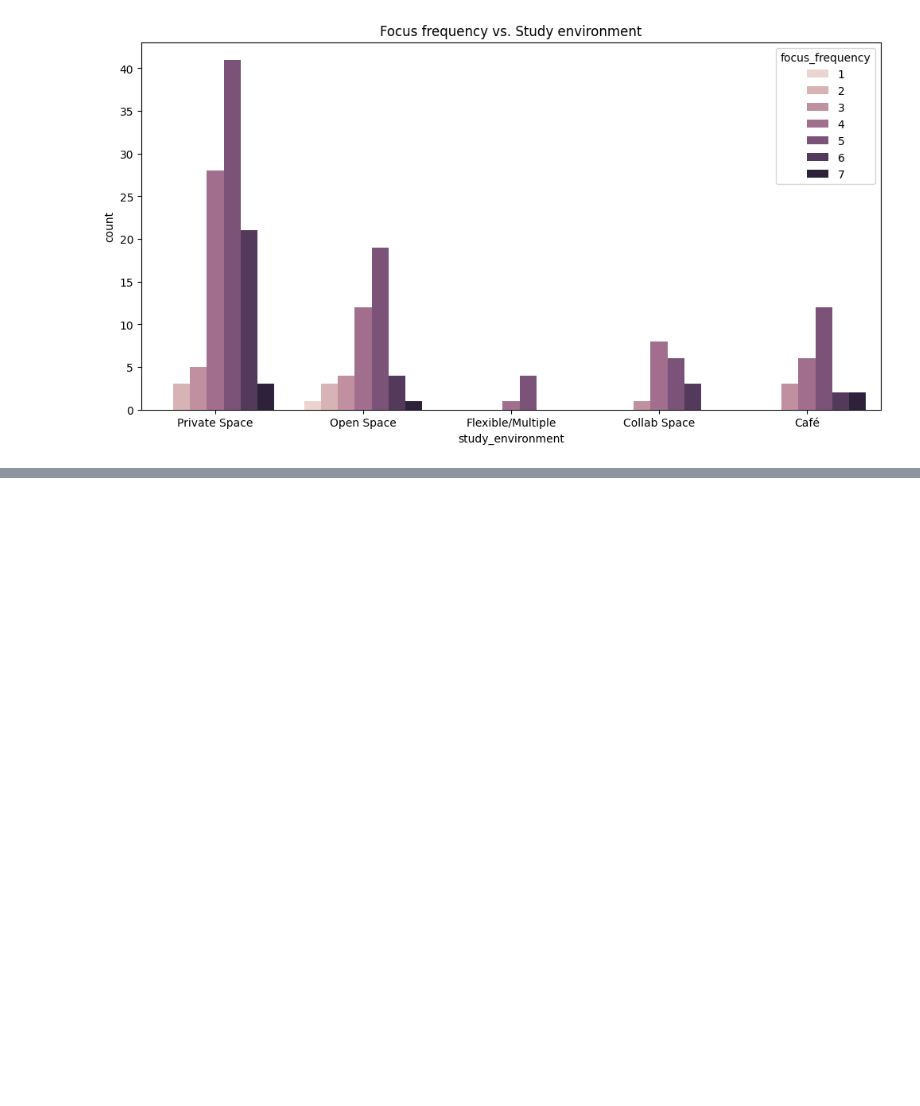
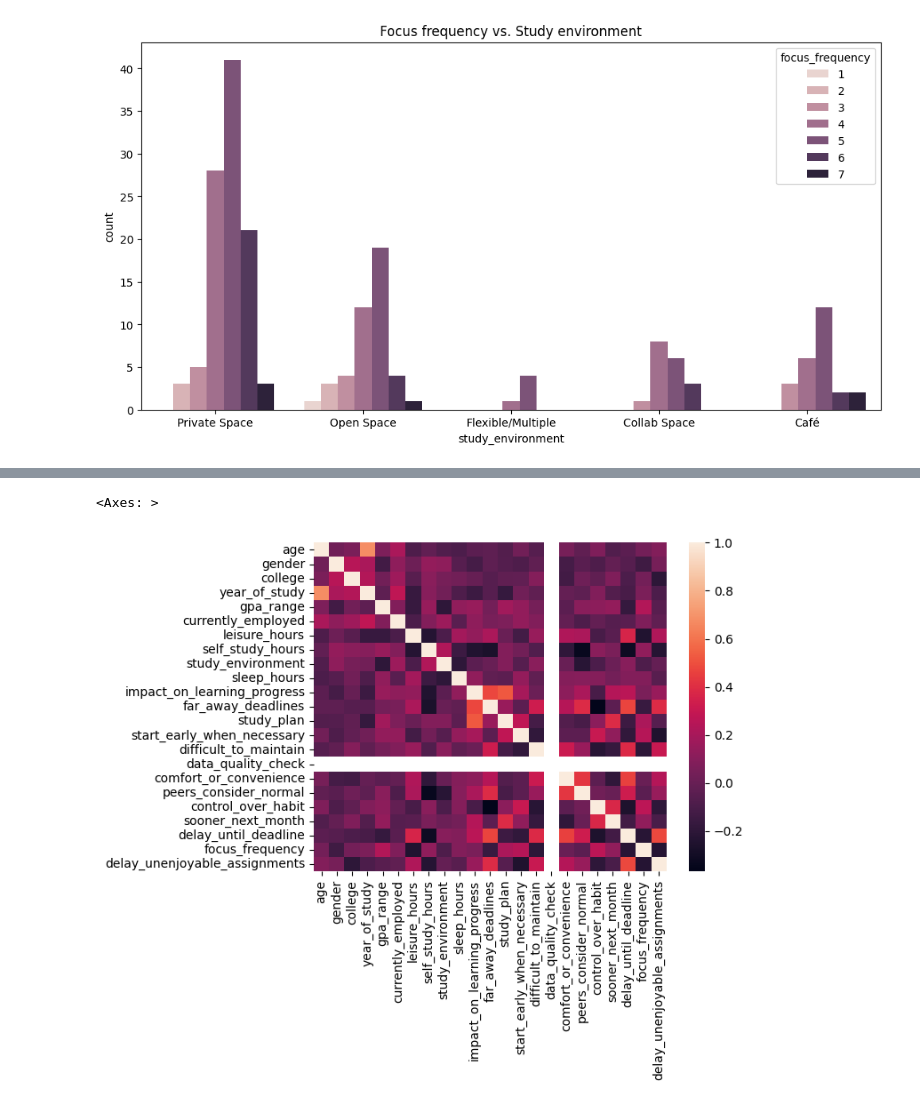
Before and after one commit to longlinh123456/final_project, a Jupyter notebook: source/visualize.ipynb, the cells around one changed output, grey strips where cells are left out. Cells and saved outputs as stored; diff of their text form; code cells hidden in the pictures; blank space fills up the shorter version.

Commit message:
Add correlation heatmap

```diff
--- a/source/visualize.ipynb
+++ b/source/visualize.ipynb
@@ -86,0 +97,14 @@ plt.show()
+# %%
+linkert_map = {
+    "Strongly Disagree" : 1,
+    "Disagree" : 2,
+    "Somewhat Disagree" : 3,
+    "Neutral" : 4,
+    "Somewhat Agree" : 5,
+    "Agree" : 6,
+    "Strongly Agree" : 7
+}
+
+cleaned_df = cleaned_df.replace(linkert_map)
+# %%
+cleaned_df = cleaned_df.drop(columns = ["timestamp", "referrer"])
@@ -86,0 +156,7 @@ plt.show()
+# %%
+cleaned_df["gender"] = cleaned_df["gender"].map(gender_map)
+cleaned_df["college"] = cleaned_df["college"].map(college_map)
+cleaned_df["year_of_study"] = cleaned_df["year_of_study"].map(year_of_study_map)
+cleaned_df["gpa_range"] = cleaned_df["gpa_range"].map(gpa_map)
+cleaned_df["currently_employed"] = cleaned_df["currently_employed"].map(employ_map)
+cleaned_df["study_environment"] = cleaned_df["study_environment"].map(study_env_map)
@@ -86,0 +184,5 @@ plt.show()
+# %%
+sns.heatmap(cleaned_df.corr())
+# %% [output]
+<Axes: >
+[figure, added]
```
Also changed, not shown: parts of 7 cells of this notebook.
